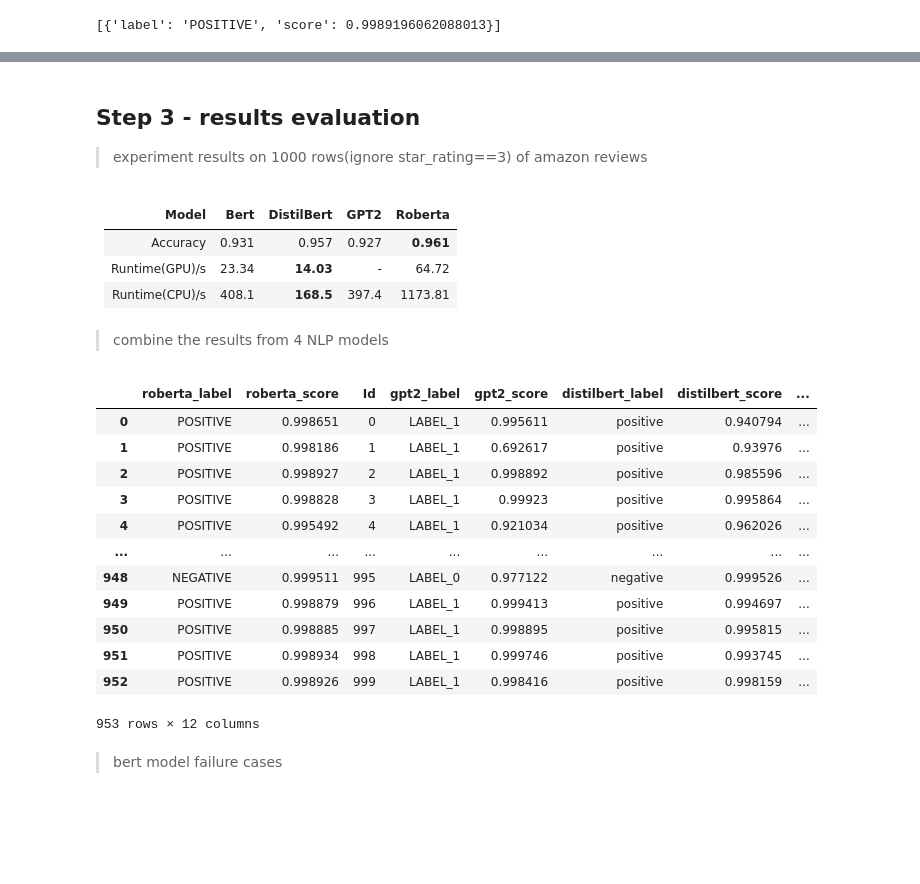
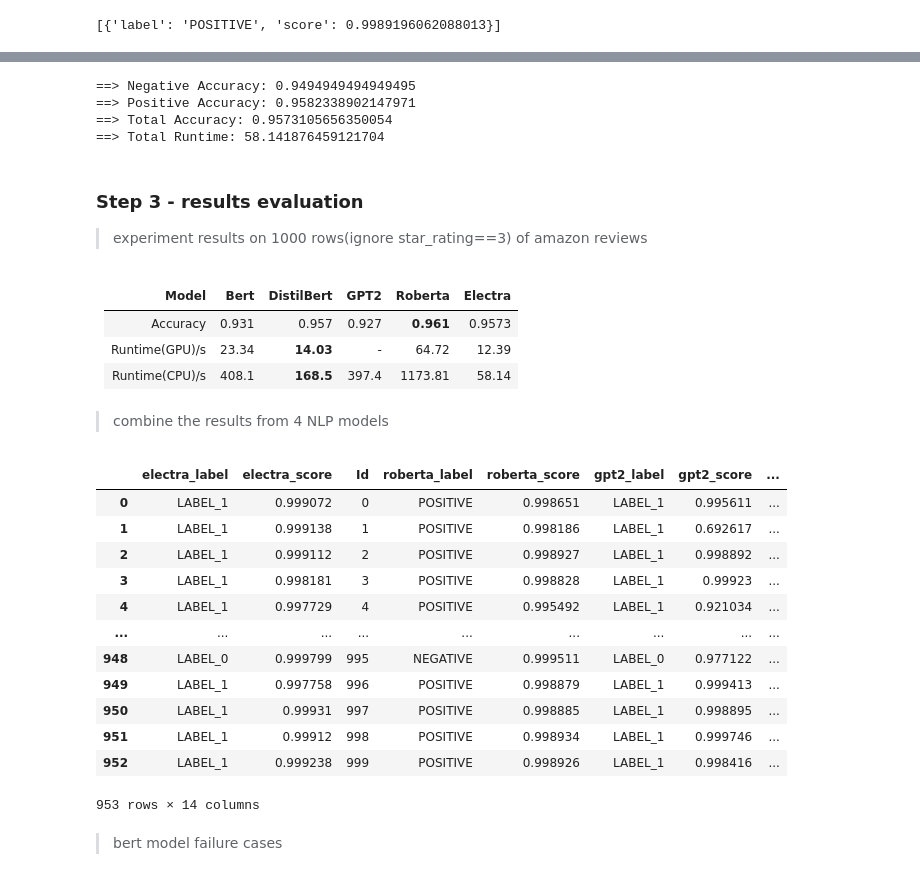
Before and after one commit to yunke-l/CS7980-Capstone, a Jupyter notebook: Capstone.ipynb, the cells around one changed output, grey strips where cells are left out. Saved outputs shown, nothing was run; the diff lists cells and outputs as text; code cells hidden in the pictures; blank space fills up the shorter version.

```diff
--- a/Capstone.ipynb
+++ b/Capstone.ipynb
@@ -142,2 +150,2 @@ print(f'==> Total Runtime: {bert_runtime}')
 # %%
-pipe_distilbert = pipeline("text-classification", model="AdamCodd/distilbert-base-uncased-finetuned-sentiment-amazon", device=0)
+pipe_distilbert = pipeline("text-classification", model="AdamCodd/distilbert-base-uncased-finetuned-sentiment-amazon")
@@ -259,0 +276,2 @@ print(f'==> Total Runtime: {roberta_runtime}')
+# %%
+pipe_electra = pipeline("text-classification", model="pig4431/amazonPolarity_ELECTRA_5E")
@@ -259,0 +290,3 @@ print(f'==> Total Runtime: {roberta_runtime}')
+# %%
+# evaluate the dataset on Electra
+electra_res, electra_correct, electra_total, electra_runtime = pipeline_eval(pipe_electra, df, 'LABEL_1', 'LABEL_0')
@@ -260,56 +312,72 @@ print(f'==> Total Runtime: {roberta_runtime}')
+# %%
+# calculate the accuracy
+print(f'==> Negative Accuracy: {electra_correct[0]/electra_total[0]}')
+print(f'==> Positive Accuracy: {electra_correct[1]/electra_total[1]}')
+print(f'==> Total Accuracy: {np.sum(electra_correct) / np.sum(electra_total)}')
+print(f'==> Total Runtime: {electra_runtime}')
+# %% [output]
+==> Negative Accuracy: 0.9494949494949495
+==> Positive Accuracy: 0.9582338902147971
+==> Total Accuracy: 0.9573105656350054
+==> Total Runtime: 58.141876459121704
 # %% [markdown]
-## Step 3 - results evaluation
+### Step 3 - results evaluation
 
 
 > experiment results on 1000 rows(ignore star_rating==3) of amazon reviews
 # %% [markdown]
 
 
-|Model|Bert|DistilBert|GPT2|Roberta|
-|-|-|-|-|-|
-|Accuracy|0.931|0.957|0.927|**0.961**|
-|Runtime(GPU)/s|23.34|**14.03**|-|64.72|
-|Runtime(CPU)/s|408.1|**168.5**|397.4|1173.81|
+|Model|Bert|DistilBert|GPT2|Roberta|Electra|
+|-|-|-|-|-|-|
+|Accuracy|0.931|0.957|0.927|**0.961**|0.9573|
+|Runtime(GPU)/s|23.34|**14.03**|-|64.72|12.39|
+|Runtime(CPU)/s|408.1|**168.5**|397.4|1173.81|58.14|
 # %% [markdown]
 > combine the results from 4 NLP models
 # %%
 results_df = df.copy()
 
 # merge bert results
 bert_df = pd.DataFrame(bert_res).T
 bert_df = bert_df.rename(columns={'label':'bert_label', 'score':'bert_score'})
 results_df = bert_df.merge(results_df, on='Id', how='right')
 
 # merge distilbert results
 distilbert_df = pd.DataFrame(distilbert_res).T
 distilbert_df = distilbert_df.rename(columns={'label':'distilbert_label', 'score':'distilbert_score'})
 results_df = distilbert_df.merge(results_df, on='Id', how='right')
 
 # merge gpt2 results
 gpt2_df = pd.DataFrame(gpt2_res).T
 gpt2_df = gpt2_df.rename(columns={'label':'gpt2_label', 'score':'gpt2_score'})
 results_df = gpt2_df.merge(results_df, on='Id', how='right')
 
 # merge roberta results
 roberta_df = pd.DataFrame(roberta_res).T
 roberta_df = roberta_df.rename(columns={'label':'roberta_label', 'score':'roberta_score'})
 results_df = roberta_df.merge(results_df, on='Id', how='right')
 
+# merge electra results
+electra_df = pd.DataFrame(electra_res).T
+electra_df = electra_df.rename(columns={'label':'electra_label', 'score':'electra_score'})
+results_df = electra_df.merge(results_df, on='Id', how='right')
+
 results_df
 # %% [output]
-|  | roberta_label | roberta_score | Id | gpt2_label | gpt2_score | distilbert_label | distilbert_score | ... |
-| 0 | POSITIVE | 0.998651 | 0 | LABEL_1 | 0.995611 | positive | 0.940794 | ... |
-| 1 | POSITIVE | 0.998186 | 1 | LABEL_1 | 0.692617 | positive | 0.93976 | ... |
-| 2 | POSITIVE | 0.998927 | 2 | LABEL_1 | 0.998892 | positive | 0.985596 | ... |
-| 3 | POSITIVE | 0.998828 | 3 | LABEL_1 | 0.99923 | positive | 0.995864 | ... |
-| 4 | POSITIVE | 0.995492 | 4 | LABEL_1 | 0.921034 | positive | 0.962026 | ... |
+|  | electra_label | electra_score | Id | roberta_label | roberta_score | gpt2_label | gpt2_score | ... |
+| 0 | LABEL_1 | 0.999072 | 0 | POSITIVE | 0.998651 | LABEL_1 | 0.995611 | ... |
+| 1 | LABEL_1 | 0.999138 | 1 | POSITIVE | 0.998186 | LABEL_1 | 0.692617 | ... |
+| 2 | LABEL_1 | 0.999112 | 2 | POSITIVE | 0.998927 | LABEL_1 | 0.998892 | ... |
+| 3 | LABEL_1 | 0.998181 | 3 | POSITIVE | 0.998828 | LABEL_1 | 0.99923 | ... |
+| 4 | LABEL_1 | 0.997729 | 4 | POSITIVE | 0.995492 | LABEL_1 | 0.921034 | ... |
 | ... | ... | ... | ... | ... | ... | ... | ... | ... |
-| 948 | NEGATIVE | 0.999511 | 995 | LABEL_0 | 0.977122 | negative | 0.999526 | ... |
-| 949 | POSITIVE | 0.998879 | 996 | LABEL_1 | 0.999413 | positive | 0.994697 | ... |
-| 950 | POSITIVE | 0.998885 | 997 | LABEL_1 | 0.998895 | positive | 0.995815 | ... |
-| 951 | POSITIVE | 0.998934 | 998 | LABEL_1 | 0.999746 | positive | 0.993745 | ... |
-| 952 | POSITIVE | 0.998926 | 999 | LABEL_1 | 0.998416 | positive | 0.998159 | ... |
+| 948 | LABEL_0 | 0.999799 | 995 | NEGATIVE | 0.999511 | LABEL_0 | 0.977122 | ... |
+| 949 | LABEL_1 | 0.997758 | 996 | POSITIVE | 0.998879 | LABEL_1 | 0.999413 | ... |
+| 950 | LABEL_1 | 0.99931 | 997 | POSITIVE | 0.998885 | LABEL_1 | 0.998895 | ... |
+| 951 | LABEL_1 | 0.99912 | 998 | POSITIVE | 0.998934 | LABEL_1 | 0.999746 | ... |
+| 952 | LABEL_1 | 0.999238 | 999 | POSITIVE | 0.998926 | LABEL_1 | 0.998416 | ... |
-953 rows × 12 columns
+953 rows × 14 columns
 # %% [markdown]
 > bert model failure cases
 # %%
```
Also changed, not shown: parts of 130 cells of this notebook.
